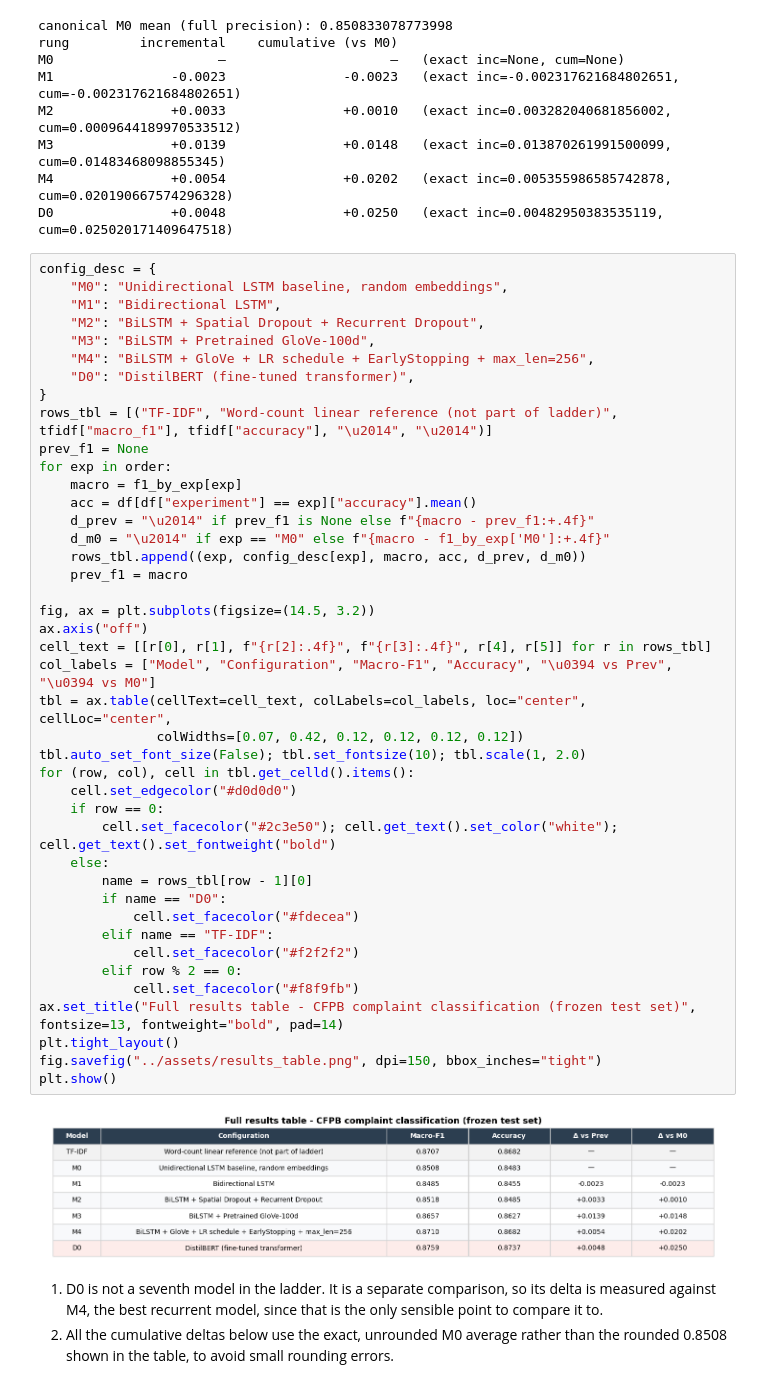
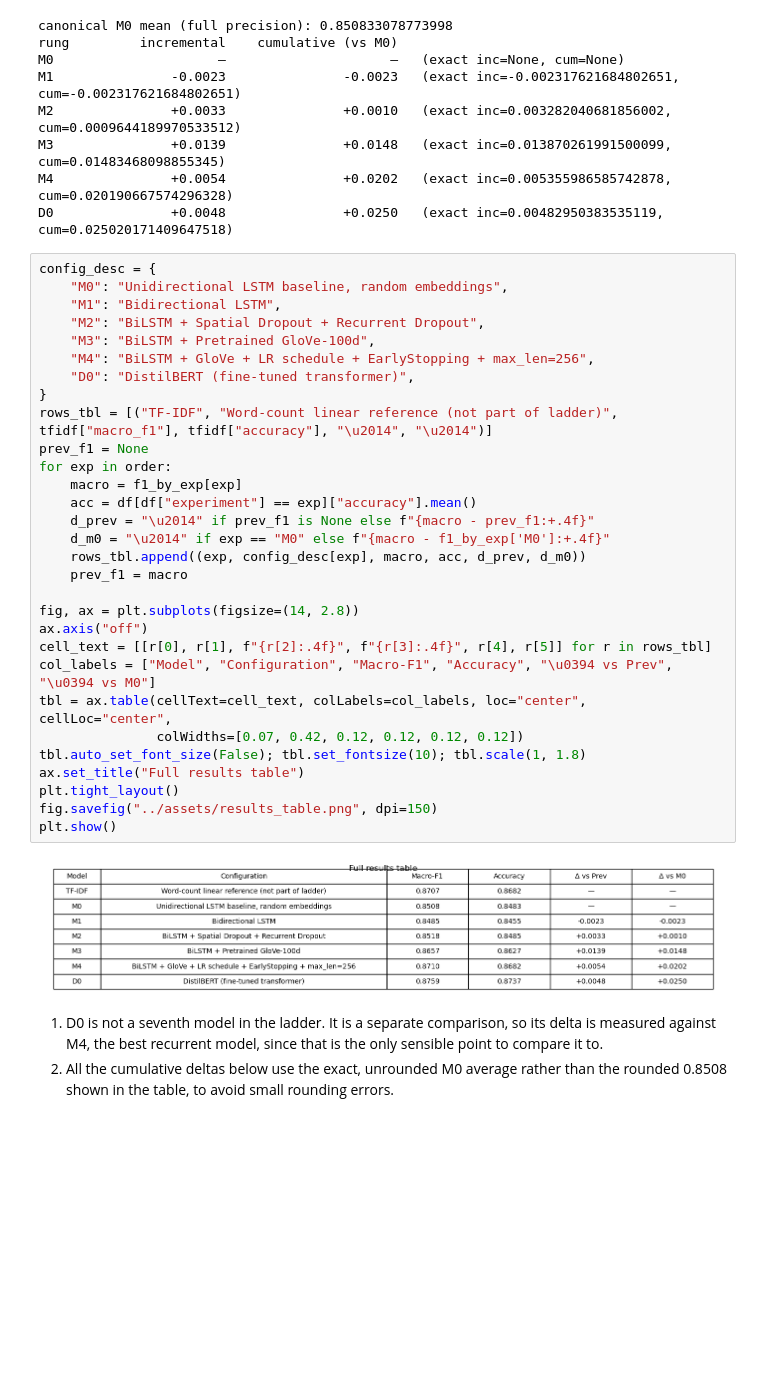
Before and after one commit to Udbhav748/fintech-complaint-classification-lstm-distilbert, a Jupyter notebook: notebooks/05_final_results.ipynb, the cells around one changed output. Saved outputs shown, nothing was run; the diff lists cells and outputs as text; blank space fills up the shorter version.

```diff
--- a/notebooks/05_final_results.ipynb
+++ b/notebooks/05_final_results.ipynb
@@ -75,47 +75,35 @@ D0               +0.0048               +0.0250   (exact inc=0.00482950383535119,
 # %%
 config_desc = {
     "M0": "Unidirectional LSTM baseline, random embeddings",
     "M1": "Bidirectional LSTM",
     "M2": "BiLSTM + Spatial Dropout + Recurrent Dropout",
     "M3": "BiLSTM + Pretrained GloVe-100d",
     "M4": "BiLSTM + GloVe + LR schedule + EarlyStopping + max_len=256",
     "D0": "DistilBERT (fine-tuned transformer)",
 }
 rows_tbl = [("TF-IDF", "Word-count linear reference (not part of ladder)", tfidf["macro_f1"], tfidf["accuracy"], "\u2014", "\u2014")]
 prev_f1 = None
 for exp in order:
     macro = f1_by_exp[exp]
     acc = df[df["experiment"] == exp]["accuracy"].mean()
     d_prev = "\u2014" if prev_f1 is None else f"{macro - prev_f1:+.4f}"
     d_m0 = "\u2014" if exp == "M0" else f"{macro - f1_by_exp['M0']:+.4f}"
     rows_tbl.append((exp, config_desc[exp], macro, acc, d_prev, d_m0))
     prev_f1 = macro
 
-fig, ax = plt.subplots(figsize=(14.5, 3.2))
+fig, ax = plt.subplots(figsize=(14, 2.8))
 ax.axis("off")
 cell_text = [[r[0], r[1], f"{r[2]:.4f}", f"{r[3]:.4f}", r[4], r[5]] for r in rows_tbl]
 col_labels = ["Model", "Configuration", "Macro-F1", "Accuracy", "\u0394 vs Prev", "\u0394 vs M0"]
 tbl = ax.table(cellText=cell_text, colLabels=col_labels, loc="center", cellLoc="center",
                colWidths=[0.07, 0.42, 0.12, 0.12, 0.12, 0.12])
-tbl.auto_set_font_size(False); tbl.set_fontsize(10); tbl.scale(1, 2.0)
-for (row, col), cell in tbl.get_celld().items():
-    cell.set_edgecolor("#d0d0d0")
-    if row == 0:
-        cell.set_facecolor("#2c3e50"); cell.get_text().set_color("white"); cell.get_text().set_fontweight("bold")
-    else:
-        name = rows_tbl[row - 1][0]
-        if name == "D0":
-            cell.set_facecolor("#fdecea")
-        elif name == "TF-IDF":
-            cell.set_facecolor("#f2f2f2")
-        elif row % 2 == 0:
-            cell.set_facecolor("#f8f9fb")
-ax.set_title("Full results table - CFPB complaint classification (frozen test set)", fontsize=13, fontweight="bold", pad=14)
+tbl.auto_set_font_size(False); tbl.set_fontsize(10); tbl.scale(1, 1.8)
+ax.set_title("Full results table")
 plt.tight_layout()
-fig.savefig("../assets/results_table.png", dpi=150, bbox_inches="tight")
+fig.savefig("../assets/results_table.png", dpi=150)
 plt.show()
 # %% [output]
-[figure, old version]
+[figure, new version]
 # %% [markdown]
 1. D0 is not a seventh model in the ladder. It is a separate comparison, so its delta is measured against M4, the best recurrent model, since that is the only sensible point to compare it to.
 2. All the cumulative deltas below use the exact, unrounded M0 average rather than the rounded 0.8508 shown in the table, to avoid small rounding errors.
```
Also changed, not shown: parts of 5 cells of this notebook, 11 other files.
